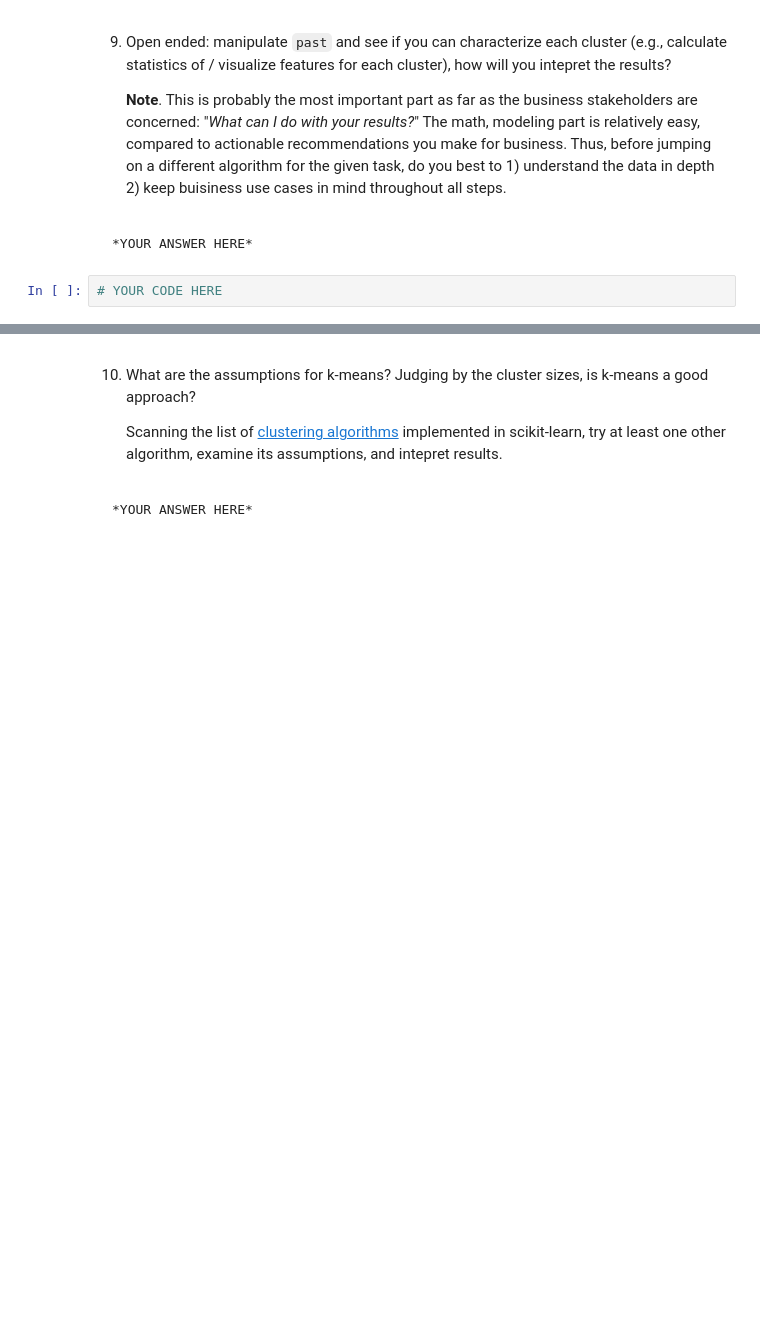
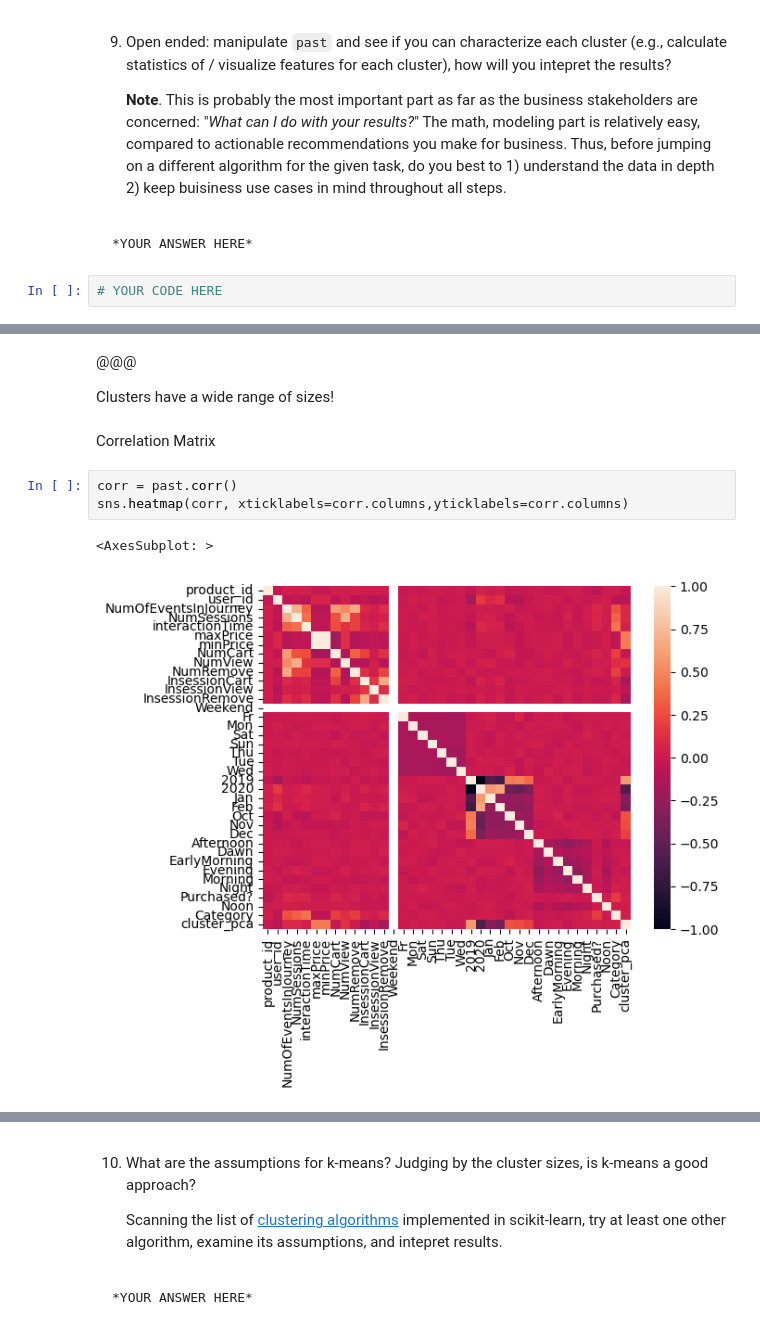
Before and after one commit to PedramPedram/MLE10, a Jupyter notebook: assignments/week-08-unsupervised-ml/nb/new-product-launch.ipynb, the cells around one changed output, grey strips where cells are left out. Saved outputs shown, nothing was run; the diff lists cells and outputs as text; blank space fills up the shorter version.

```diff
--- a/assignments/week-08-unsupervised-ml/nb/new-product-launch.ipynb
+++ b/assignments/week-08-unsupervised-ml/nb/new-product-launch.ipynb
@@ -493,0 +508,12 @@ By looking at the statistical charcteristics of different features of each clust
+# %% [markdown]
+@@@
+
+Clusters have a wide range of sizes!
+# %% [markdown]
+Correlation Matrix
+# %%
+corr = past.corr()
+sns.heatmap(corr, xticklabels=corr.columns,yticklabels=corr.columns)
+# %% [output]
+<AxesSubplot: >
+[figure, added]
```
Also changed, not shown: parts of 83 cells of this notebook.
